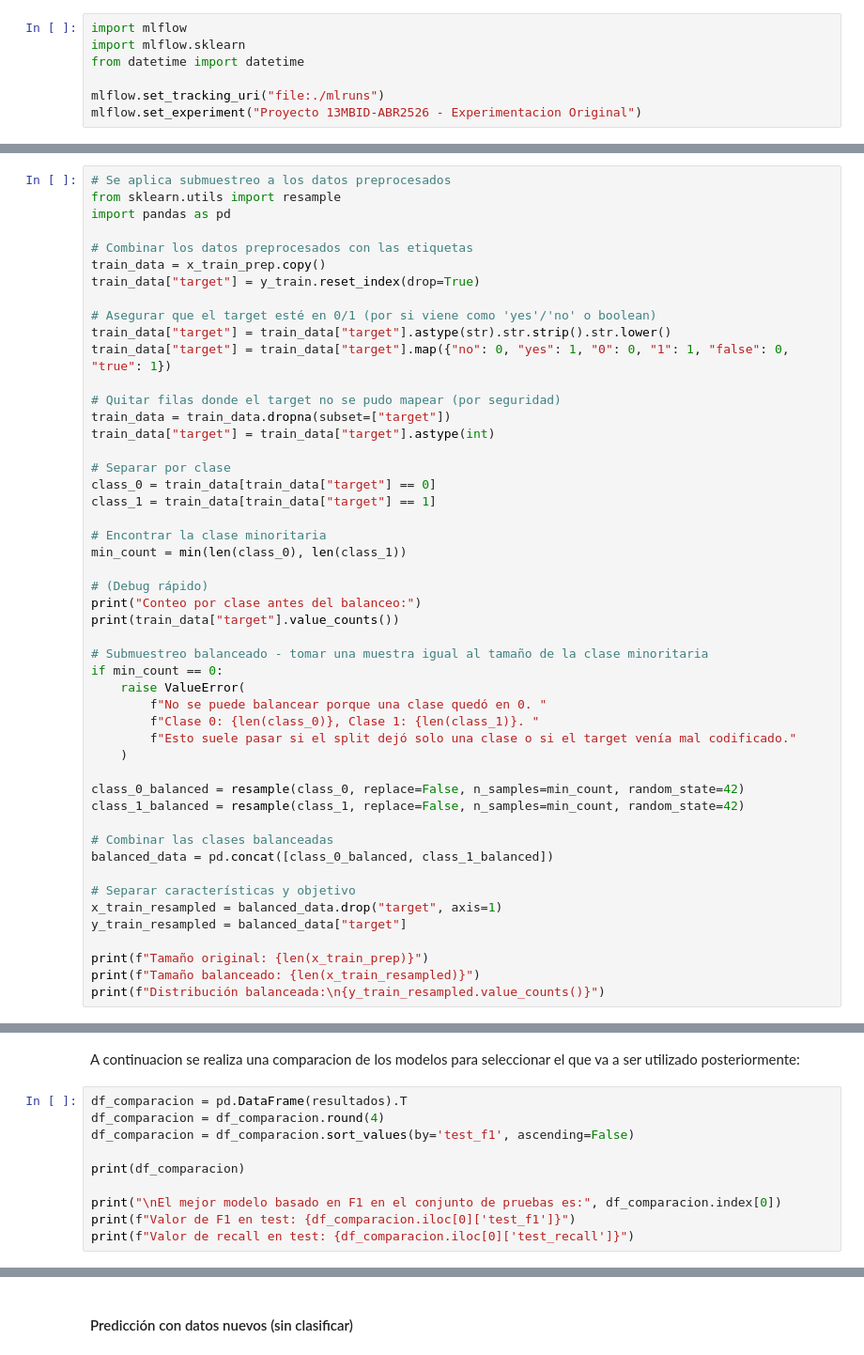
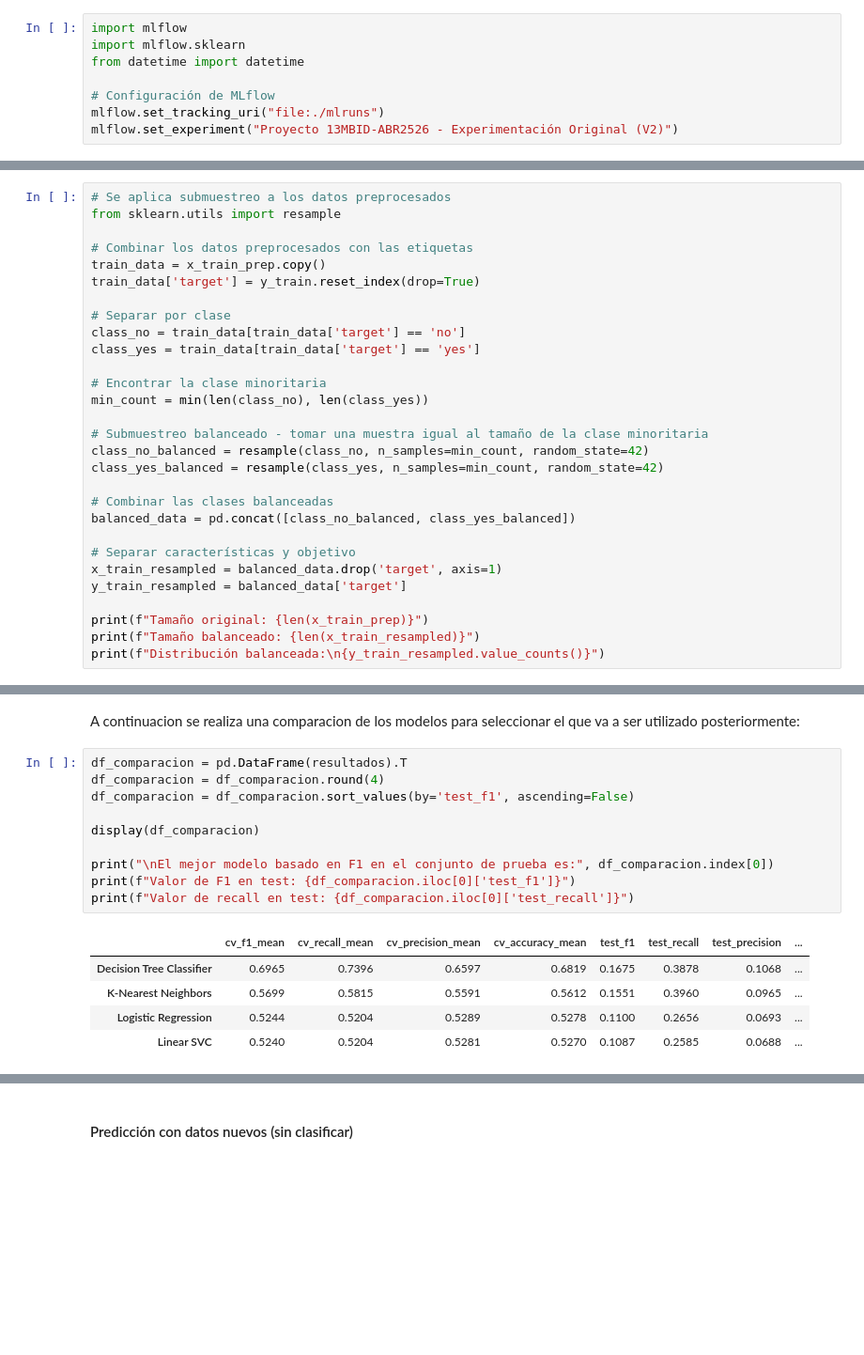
Before and after one commit to KevinMonar/13MBID-Metodologias, a Jupyter notebook: notebooks/MD01_Experimentacion_MLF.ipynb, the cells around one changed output, grey strips where cells are left out. Shown at 94% size. Drawn from its saved outputs; the diff is of its cells as text; blank space fills up the shorter version.

```diff
--- a/notebooks/MD01_Experimentacion_MLF.ipynb
+++ b/notebooks/MD01_Experimentacion_MLF.ipynb
@@ -28,8 +28,9 @@ import mlflow
 import mlflow.sklearn
 from datetime import datetime
 
+# Configuración de MLflow
 mlflow.set_tracking_uri("file:./mlruns")
-mlflow.set_experiment("Proyecto 13MBID-ABR2526 - Experimentacion Original")
+mlflow.set_experiment("Proyecto 13MBID-ABR2526 - Experimentación Original (V2)")
 # %% [output]
 <Experiment: artifact_location=('file:c:/Users/Usuario/Desktop/universidad big data/Metodologías de gestión y '
  'diseño de proyectos Big '
@@ -109,48 +110,28 @@ x_test_prep = preprocessor_full.transform(X_test)
 # %%
 # Se aplica submuestreo a los datos preprocesados
 from sklearn.utils import resample
-import pandas as pd
 
 # Combinar los datos preprocesados con las etiquetas
 train_data = x_train_prep.copy()
-train_data["target"] = y_train.reset_index(drop=True)
-
-# Asegurar que el target esté en 0/1 (por si viene como 'yes'/'no' o boolean)
-train_data["target"] = train_data["target"].astype(str).str.strip().str.lower()
-train_data["target"] = train_data["target"].map({"no": 0, "yes": 1, "0": 0, "1": 1, "false": 0, "true": 1})
-
-# Quitar filas donde el target no se pudo mapear (por seguridad)
-train_data = train_data.dropna(subset=["target"])
-train_data["target"] = train_data["target"].astype(int)
+train_data['target'] = y_train.reset_index(drop=True)
 
 # Separar por clase
-class_0 = train_data[train_data["target"] == 0]
-class_1 = train_data[train_data["target"] == 1]
+class_no = train_data[train_data['target'] == 'no']
+class_yes = train_data[train_data['target'] == 'yes']
 
 # Encontrar la clase minoritaria
-min_count = min(len(class_0), len(class_1))
-
-# (Debug rápido)
-print("Conteo por clase antes del balanceo:")
-print(train_data["target"].value_counts())
+min_count = min(len(class_no), len(class_yes))
 
 # Submuestreo balanceado - tomar una muestra igual al tamaño de la clase minoritaria
-if min_count == 0:
-    raise ValueError(
-        f"No se puede balancear porque una clase quedó en 0. "
-        f"Clase 0: {len(class_0)}, Clase 1: {len(class_1)}. "
-        f"Esto suele pasar si el split dejó solo una clase o si el target venía mal codificado."
-    )
-
-class_0_balanced = resample(class_0, replace=False, n_samples=min_count, random_state=42)
-class_1_balanced = resample(class_1, replace=False, n_samples=min_count, random_state=42)
+class_no_balanced = resample(class_no, n_samples=min_count, random_state=42)
+class_yes_balanced = resample(class_yes, n_samples=min_count, random_state=42)
 
 # Combinar las clases balanceadas
-balanced_data = pd.concat([class_0_balanced, class_1_balanced])
+balanced_data = pd.concat([class_no_balanced, class_yes_balanced])
 
 # Separar características y objetivo
-x_train_resampled = balanced_data.drop("target", axis=1)
-y_train_resampled = balanced_data["target"]
+x_train_resampled = balanced_data.drop('target', axis=1)
+y_train_resampled = balanced_data['target']
 
 print(f"Tamaño original: {len(x_train_prep)}")
 print(f"Tamaño balanceado: {len(x_train_resampled)}")
@@ -425,11 +367,16 @@ A continuacion se realiza una comparacion de los modelos para seleccionar el que
 # %%
 df_comparacion = pd.DataFrame(resultados).T
 df_comparacion = df_comparacion.round(4)
 df_comparacion = df_comparacion.sort_values(by='test_f1', ascending=False)
 
-print(df_comparacion)
+display(df_comparacion)
 
-print("\nEl mejor modelo basado en F1 en el conjunto de pruebas es:", df_comparacion.index[0])
+print("\nEl mejor modelo basado en F1 en el conjunto de prueba es:", df_comparacion.index[0])
 print(f"Valor de F1 en test: {df_comparacion.iloc[0]['test_f1']}")
 print(f"Valor de recall en test: {df_comparacion.iloc[0]['test_recall']}")
 # %% [output]
+|  | cv_f1_mean | cv_recall_mean | cv_precision_mean | cv_accuracy_mean | test_f1 | test_recall | test_precision | ... |
+| Decision Tree Classifier | 0.6965 | 0.7396 | 0.6597 | 0.6819 | 0.1675 | 0.3878 | 0.1068 | ... |
+| K-Nearest Neighbors | 0.5699 | 0.5815 | 0.5591 | 0.5612 | 0.1551 | 0.3960 | 0.0965 | ... |
+| Logistic Regression | 0.5244 | 0.5204 | 0.5289 | 0.5278 | 0.1100 | 0.2656 | 0.0693 | ... |
+| Linear SVC | 0.5240 | 0.5204 | 0.5281 | 0.5270 | 0.1087 | 0.2585 | 0.0688 | ... |
```
Also changed, not shown: parts of 16 cells of this notebook, 11 other files.
